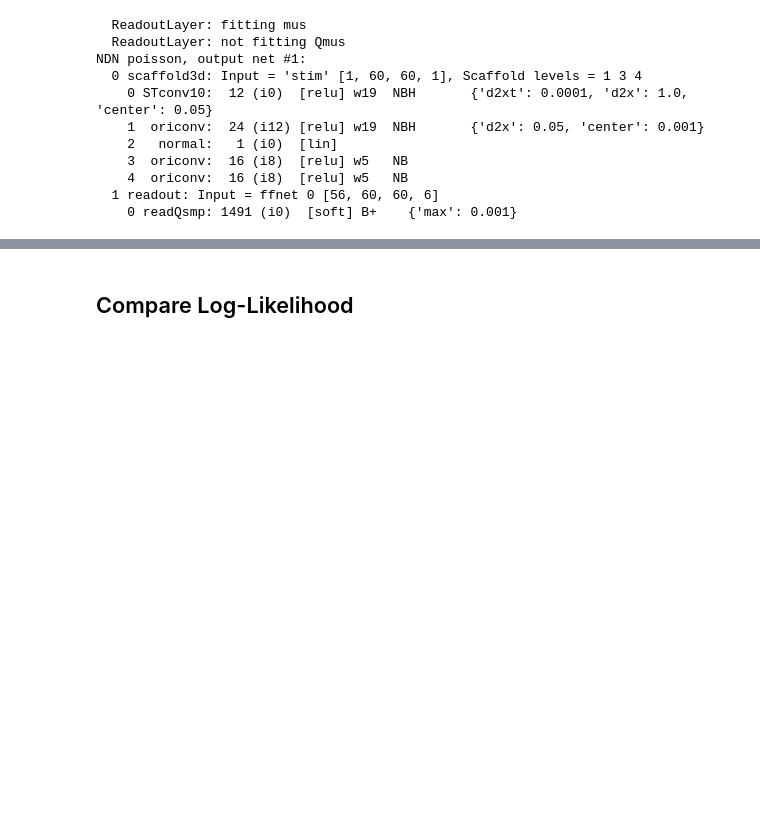
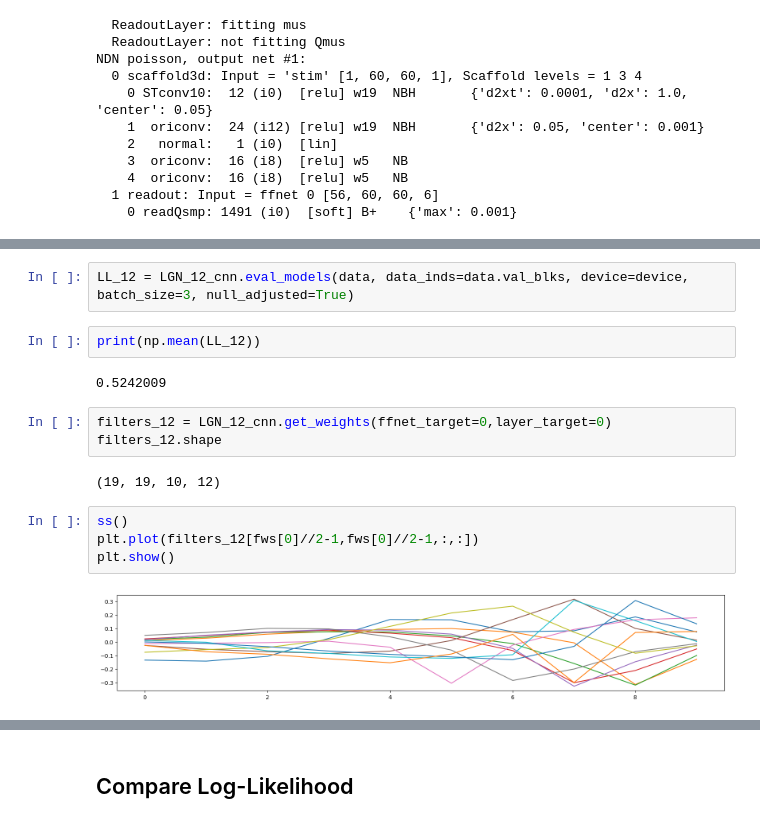
Before and after one commit to IsabelF98/Cloud_SynthData_Proj, a Jupyter notebook: LGN_units.ipynb, the cells around one changed output, grey strips where cells are left out. Drawn from its saved outputs; the diff is of its cells as text; blank space fills up the shorter version.

```diff
--- a/LGN_units.ipynb
+++ b/LGN_units.ipynb
@@ -367,0 +379,17 @@ GPU Available: True, GPU Used: True
+# %%
+LL_12 = LGN_12_cnn.eval_models(data, data_inds=data.val_blks, device=device, batch_size=3, null_adjusted=True)
+# %%
+print(np.mean(LL_12))
+# %% [output]
+0.5242009
+# %%
+filters_12 = LGN_12_cnn.get_weights(ffnet_target=0,layer_target=0)
+filters_12.shape
+# %% [output]
+(19, 19, 10, 12)
+# %%
+ss()
+plt.plot(filters_12[fws[0]//2-1,fws[0]//2-1,:,:])
+plt.show()
+# %% [output]
+[figure, added]
```
Also changed, not shown: parts of 17 cells of this notebook.
